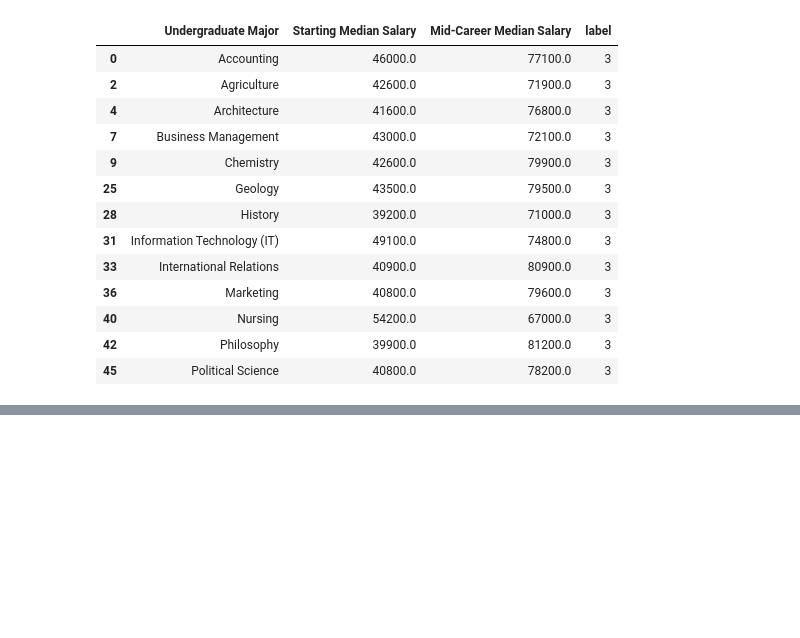
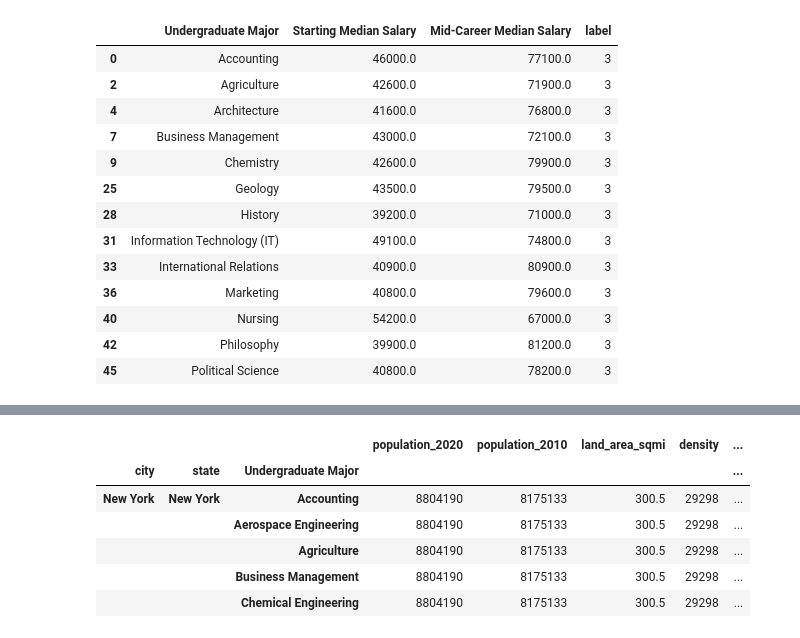
Before and after one commit to claravox/CSC466-project, a Jupyter notebook: clustering-living-plus-major.ipynb, the cells around one changed output, grey strips where cells are left out. Saved outputs shown, nothing was run; the diff lists cells and outputs as text; code cells hidden in the pictures; blank space fills up the shorter version.

```diff
--- a/clustering-living-plus-major.ipynb
+++ b/clustering-living-plus-major.ipynb
@@ -368,0 +464,12 @@ for cluster in sorted(df['label'].unique()):
+# %%
+combo = combo[['city', 'state', 'population_2020', 'population_2010', 'land_area_sqmi', 'density', 'Undergraduate Major', 'Starting Median Salary', 'Mid-Career Median Salary']]
+combo = combo.set_index(['city', 'state', 'Undergraduate Major'])
+combo.head()
+# %% [output]
+|  |  |  | population_2020 | population_2010 | land_area_sqmi | density | ... |
+| city | state | Undergraduate Major |  |  |  |  | ... |
+| New York | New York | Accounting | 8804190 | 8175133 | 300.5 | 29298 | ... |
+|  |  | Aerospace Engineering | 8804190 | 8175133 | 300.5 | 29298 | ... |
+|  |  | Agriculture | 8804190 | 8175133 | 300.5 | 29298 | ... |
+|  |  | Business Management | 8804190 | 8175133 | 300.5 | 29298 | ... |
+|  |  | Chemical Engineering | 8804190 | 8175133 | 300.5 | 29298 | ... |
```
Also changed, not shown: parts of 8 cells of this notebook.
